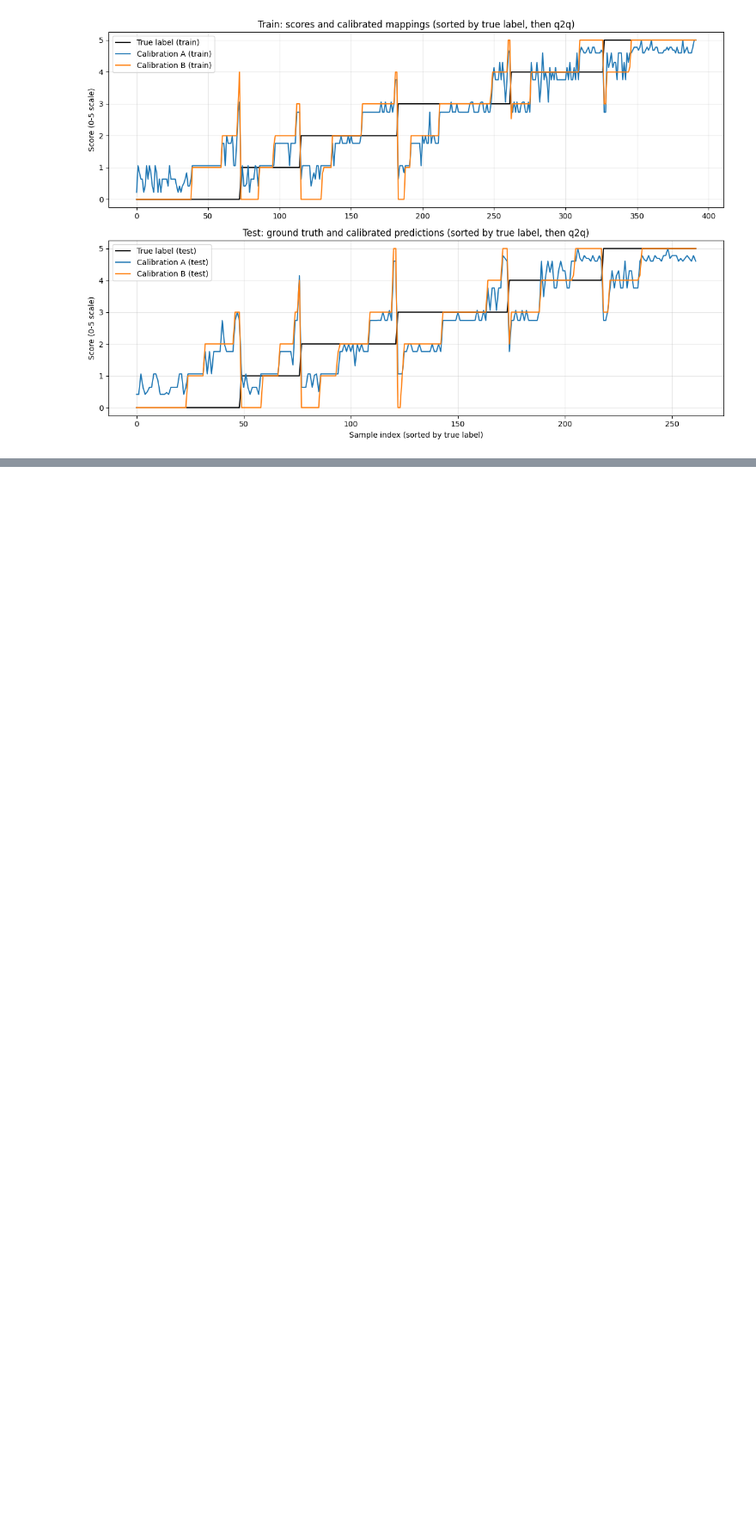
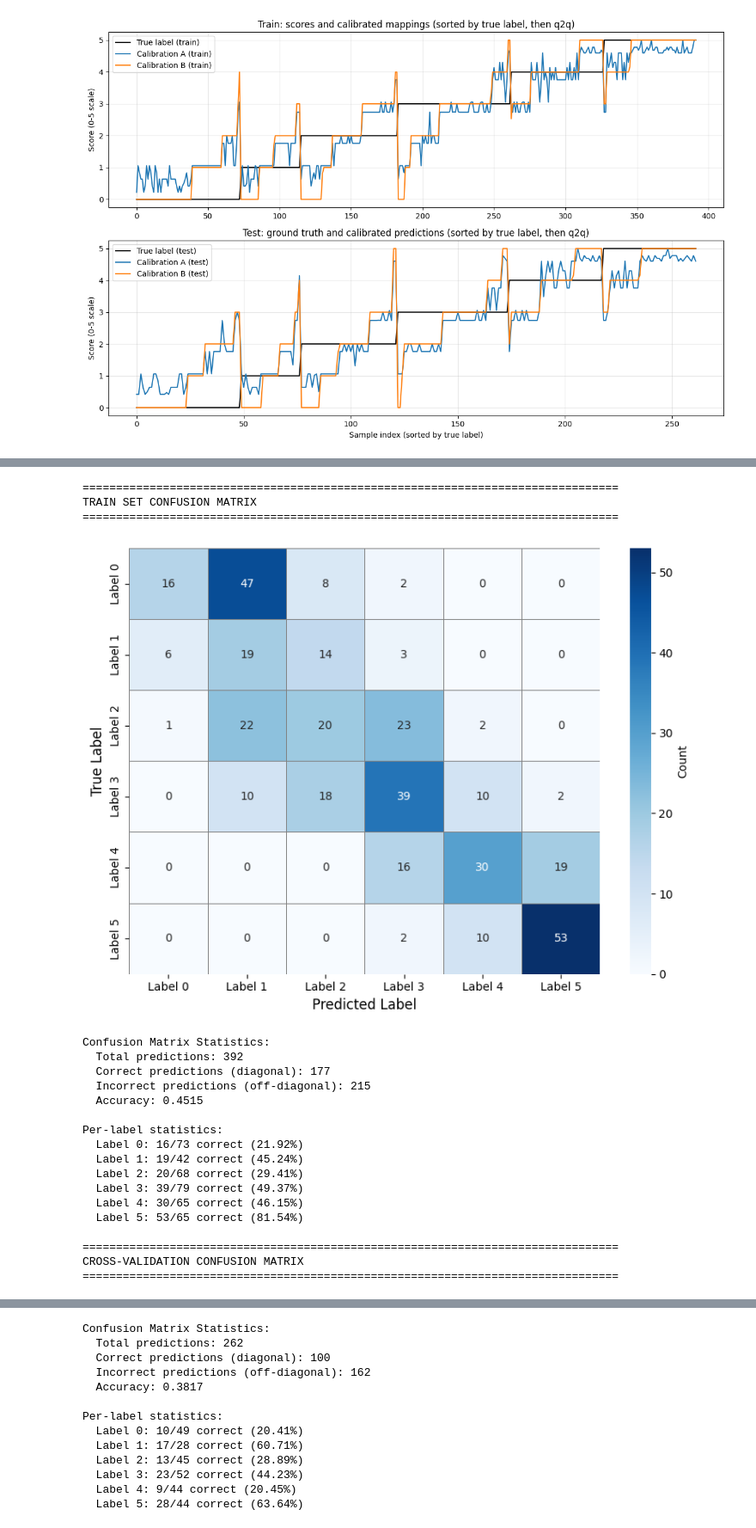
Before and after one commit to itzTerra/vis-desc, a Jupyter notebook: modules/lab/src/evaluation/nli/nli.ipynb, the cells around one changed output, grey strips where cells are left out. Shown at 86% size. Cells and saved outputs as stored; diff of their text form; code cells hidden in the pictures; blank space fills up the shorter version.

Commit message:
refactor(lab): evaluation part 2

```diff
--- a/modules/lab/src/evaluation/nli/nli.ipynb
+++ b/modules/lab/src/evaluation/nli/nli.ipynb
@@ -178,12 +159,12 @@ Isotonic   0.911326  0.065910       0.431321      0.037675
 FILE_IDX = 0
 MODEL_IDX = 0
 
+# Ensure we have items loaded
+files = sorted(METRICS_DIR.glob("*.json"))
+items = load_metric_files(files)
+
 df_train, df_test = load_train_test_data(DATA_DIR)
-test_files = sorted(SELECTED_DIR.glob("nli_test_*.json"))
-items_test = load_metric_files(test_files) if test_files else []
-
-items_train = items  # from earlier cell
-score_data = to_model_score_data(items_train, df_train, df_test, items_test)
+score_data = to_model_score_data(items, df_train, df_test)
 sd = score_data[0] if score_data else None
 if sd is None:
     raise RuntimeError("No score data available for calibration visualization")
@@ -276,0 +264,25 @@ Train scores: (392,) values
+# %%
+SELECTED_DIR = METRICS_DIR
+files = sorted(SELECTED_DIR.glob("*.json"))
+items = load_metric_files(files)
+
+df_train, df_test = load_train_test_data(DATA_DIR)
+score_data = to_model_score_data(items, df_train, df_test)
+
+MODEL_TO_EVAL = 0
+if score_data:
+    sd = score_data[MODEL_TO_EVAL]
+    aggregated_models = [
+        nli_scores_to_core(
+            sd.train_scores,
+            sd.y_train,
+            sd.test_scores,
+            sd.y_test,
+            model_name=sd.model_name,
+        )
+    ]
+    print(f"Converted {len(aggregated_models)} model(s) for evaluation")
+    print(f"Model: {aggregated_models[0].model}")
+else:
+    print("No score data available")
+    aggregated_models = []
@@ -276,0 +374,27 @@ Train scores: (392,) values
+# %%
+if aggregated_models:
+    vis_specific_model_conf_matrices(
+        aggregated_models[0], show_proportional=False, show_title=False
+    )
+# %% [output]
+================================================================================
+TRAIN SET CONFUSION MATRIX
+================================================================================
+[figure, added]
+Confusion Matrix Statistics:
+  Total predictions: 392
+  Correct predictions (diagonal): 177
+  Incorrect predictions (off-diagonal): 215
+  Accuracy: 0.4515
+
+Per-label statistics:
+  Label 0: 16/73 correct (21.92%)
+  Label 1: 19/42 correct (45.24%)
+  Label 2: 20/68 correct (29.41%)
+  Label 3: 39/79 correct (49.37%)
+  Label 4: 30/65 correct (46.15%)
+  Label 5: 53/65 correct (81.54%)
+
+================================================================================
+CROSS-VALIDATION CONFUSION MATRIX
+================================================================================
@@ -276,0 +420,13 @@ Train scores: (392,) values
+Confusion Matrix Statistics:
+  Total predictions: 262
+  Correct predictions (diagonal): 100
+  Incorrect predictions (off-diagonal): 162
+  Accuracy: 0.3817
+
+Per-label statistics:
+  Label 0: 10/49 correct (20.41%)
+  Label 1: 17/28 correct (60.71%)
+  Label 2: 13/45 correct (28.89%)
+  Label 3: 23/52 correct (44.23%)
+  Label 4: 9/44 correct (20.45%)
+  Label 5: 28/44 correct (63.64%)
```
Also changed, not shown: parts of 17 cells of this notebook, 10 other files.
